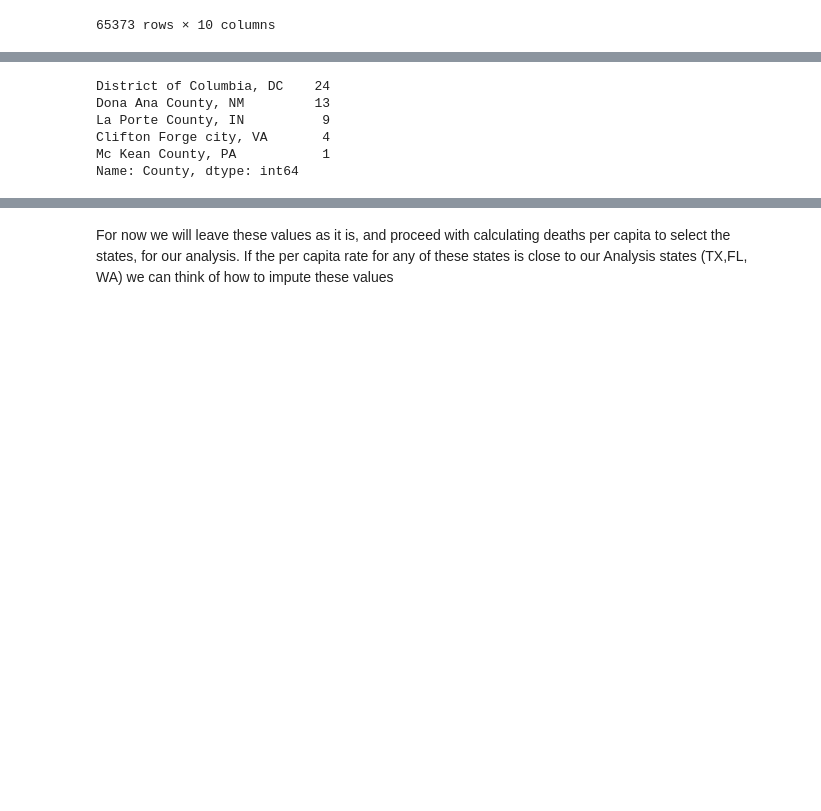
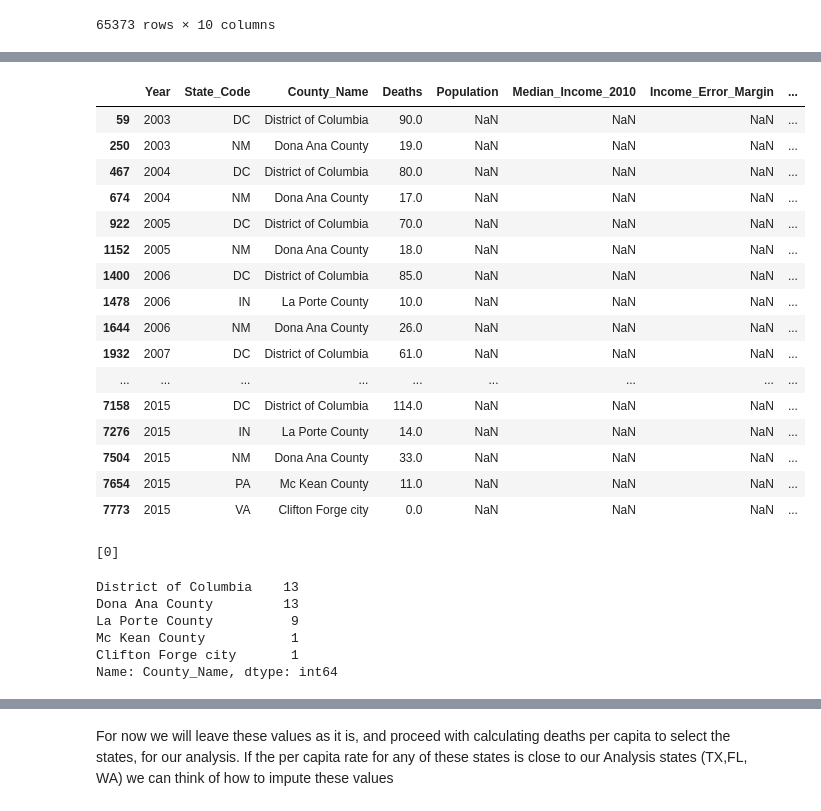
Before and after one commit to MIDS-at-Duke/pds2021-opioids-team-2-ids720, a Jupyter notebook: 10_code/pop_death_merge.ipynb, the cells around one changed output, grey strips where cells are left out. Drawn from its saved outputs; the diff is of its cells as text; code cells hidden in the pictures; blank space fills up the shorter version.

```diff
--- a/10_code/pop_death_merge.ipynb
+++ b/10_code/pop_death_merge.ipynb
@@ -283,0 +334,20 @@ check
+# %%
+check[check["_merge"] == "left_only"]
+# %% [output]
+|  | Year | State_Code | County_Name | Deaths | Population | Median_Income_2010 | Income_Error_Margin | ... |
+| 59 | 2003 | DC | District of Columbia | 90.0 | NaN | NaN | NaN | ... |
+| 250 | 2003 | NM | Dona Ana County | 19.0 | NaN | NaN | NaN | ... |
+| 467 | 2004 | DC | District of Columbia | 80.0 | NaN | NaN | NaN | ... |
+| 674 | 2004 | NM | Dona Ana County | 17.0 | NaN | NaN | NaN | ... |
+| 922 | 2005 | DC | District of Columbia | 70.0 | NaN | NaN | NaN | ... |
+| 1152 | 2005 | NM | Dona Ana County | 18.0 | NaN | NaN | NaN | ... |
+| 1400 | 2006 | DC | District of Columbia | 85.0 | NaN | NaN | NaN | ... |
+| 1478 | 2006 | IN | La Porte County | 10.0 | NaN | NaN | NaN | ... |
+| 1644 | 2006 | NM | Dona Ana County | 26.0 | NaN | NaN | NaN | ... |
+| 1932 | 2007 | DC | District of Columbia | 61.0 | NaN | NaN | NaN | ... |
+| ... | ... | ... | ... | ... | ... | ... | ... | ... |
+| 7158 | 2015 | DC | District of Columbia | 114.0 | NaN | NaN | NaN | ... |
+| 7276 | 2015 | IN | La Porte County | 14.0 | NaN | NaN | NaN | ... |
+| 7504 | 2015 | NM | Dona Ana County | 33.0 | NaN | NaN | NaN | ... |
+| 7654 | 2015 | PA | Mc Kean County | 11.0 | NaN | NaN | NaN | ... |
+| 7773 | 2015 | VA | Clifton Forge city | 0.0 | NaN | NaN | NaN | ... |
@@ -284,12 +356,16 @@ check
+# %%
+[merged["Deaths"].isna().sum()]
+# %% [output]
+[0]
 # %%
 #Checking the counties where we did not have population and income data
-check.County.value_counts()
+check[check["_merge"]=="left_only"].County_Name.value_counts()
 # %% [output]
-District of Columbia, DC    24
-Dona Ana County, NM         13
-La Porte County, IN          9
-Clifton Forge city, VA       4
-Mc Kean County, PA           1
-Name: County, dtype: int64
+District of Columbia    13
+Dona Ana County         13
+La Porte County          9
+Mc Kean County           1
+Clifton Forge city       1
+Name: County_Name, dtype: int64
 # %%
 #Checking how many values by state are unavailable
```
Also changed, not shown: parts of 45 cells of this notebook.
